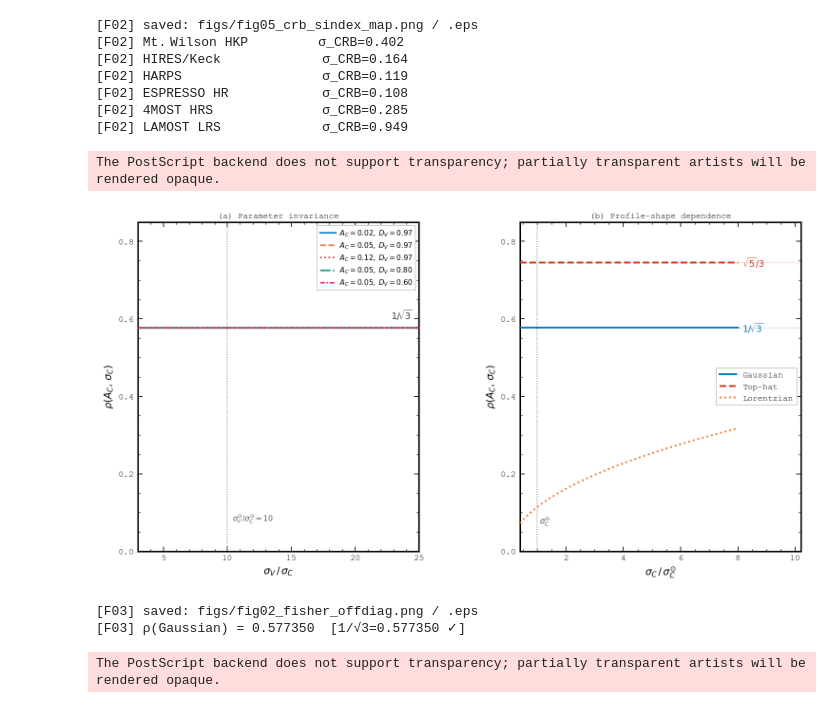
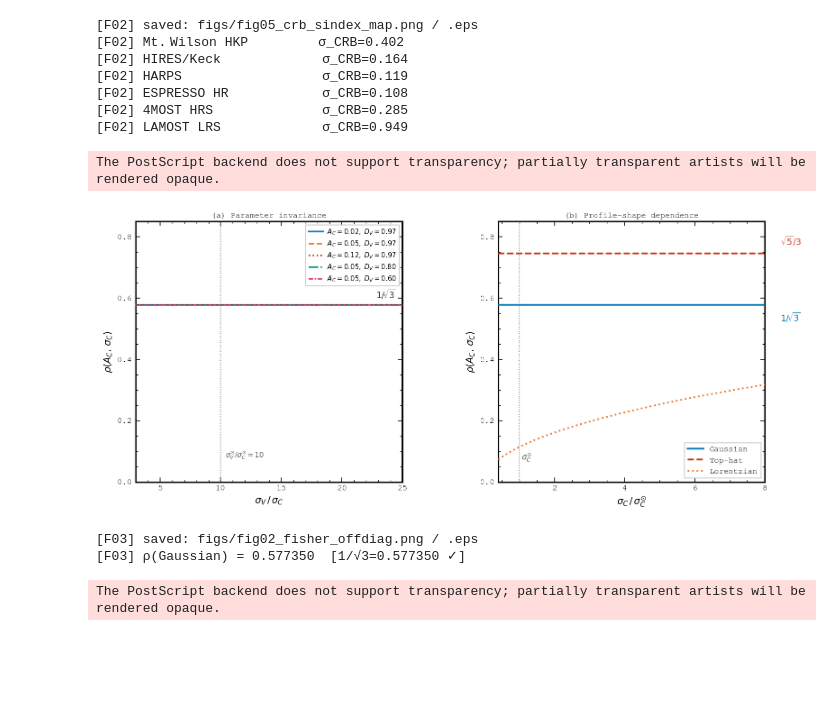
Before and after one commit to rrf-astro/Fisher-approach-to-Ca-II, a Jupyter notebook: fisher_caII_analysis.ipynb, the cells around one changed output. Saved outputs shown, nothing was run; the diff lists cells and outputs as text; code cells hidden in the pictures; blank space fills up the shorter version.

```diff
--- a/fisher_caII_analysis.ipynb
+++ b/fisher_caII_analysis.ipynb
@@ -2188,7 +2188,7 @@ def _F03_ticks(ax, xmaj, xmin, ymaj, ymin):
     ax.tick_params(which='major', direction='in', top=True, right=True, length=5, width=0.8, labelsize=9)
     ax.tick_params(which='minor', direction='in', top=True, right=True, length=2.5, width=0.6)
 
-fig, (ax1, ax2) = plt.subplots(1, 2, figsize=(12, 6.0), facecolor='white',
+fig, (ax1, ax2) = plt.subplots(1, 2, figsize=(12, 5.0), facecolor='white',
                                  gridspec_kw={'wspace': 0.36})
 
 # Panel (a)
@@ -2219,38 +2219,44 @@ ax2.set_facecolor('white')
 _sig_arr = np.linspace(0.4,8.0,70)*_sig_C
 _profiles = [('Gaussian',  lambda s: np.exp(-_lam**2/(2*s**2)),         '#0077BB','-', _rho_exact),
              ('Top-hat',   lambda s: (_np_abs:=np.abs(_lam)<s).astype(float), '#CC3311','--',np.sqrt(5)/3),
              ('Lorentzian',lambda s: 1/(1+(_lam/s)**2),                  '#EE7733',':',None)]
 # simpler lambda for top-hat:
 _profiles = [
     ('Gaussian',   lambda s: np.exp(-_lam**2/(2*s**2)),              '#0077BB','-', _rho_exact),
     ('Top-hat',    lambda s: (np.abs(_lam)<s).astype(float),          '#CC3311','--',np.sqrt(5)/3),
     ('Lorentzian', lambda s: 1/(1+(_lam/s)**2),                       '#EE7733',':',None)]
 for _pn,_phi_fn,_c,_ls,_rref in _profiles:
     ax2.plot(_sig_arr/_sig_C,[_F03_rho_profile(_phi_fn(s)) for s in _sig_arr],
              color=_c,lw=1.8,ls=_ls,label=_pn,zorder=3)
     if _rref: ax2.axhline(_rref,color=_c,lw=0.7,ls=_ls,alpha=0.25,zorder=1)
-ax2.text(8.15,_rho_exact,   r'$1/\!\sqrt{3}$',ha='left',va='center',fontsize=9,color='#0077BB')
-ax2.text(8.15,np.sqrt(5)/3, r'$\sqrt{5}/3$',  ha='left',va='center',fontsize=9,color='#CC3311')
+#ax2.text(8.15,_rho_exact,   r'$1/\!\sqrt{3}$',ha='left',va='center',fontsize=9,color='#0077BB')
+#ax2.text(8.15,np.sqrt(5)/3, r'$\sqrt{5}/3$',  ha='left',va='center',fontsize=9,color='#CC3311')
+
+ax2.annotate(r'$1/\!\sqrt{3}$', xy=(8.2, _rho_exact), xytext=(8.45, _rho_exact-0.04),
+             ha='left', va='center', fontsize=9, color='#0077BB', annotation_clip=False)
+ax2.annotate(r'$\sqrt{5}/3$', xy=(8.2, np.sqrt(5)/3), xytext=(8.45, np.sqrt(5)/3+0.04),
+             ha='left', va='center', fontsize=9, color='#CC3311', annotation_clip=False)
+
 ax2.axvline(1.0,color='#777777',lw=0.9,ls=':',zorder=2)
 ax2.text(1.07,0.06,r'$\sigma_C^{\odot}$',fontsize=8,color='#555555',va='bottom')
 ax2.set_xlabel(r'$\sigma_C\,/\,\sigma_C^{\odot}$',fontsize=10)
 ax2.set_ylabel(r'$\rho(A_C,\,\sigma_C)$',fontsize=10)
-ax2.set_xlim(0.4,10.2); ax2.set_ylim(0.0,0.85)
-ax2.legend(fontsize=8.5,framealpha=0.95,edgecolor='#CCCCCC',fancybox=False,loc='center right')
+ax2.set_xlim(0.4,8.0); ax2.set_ylim(0.0,0.85)
+ax2.legend(fontsize=8.5,framealpha=0.95,edgecolor='#CCCCCC',fancybox=False,loc='lower right')
 ax2.set_title(r'(b) Profile-shape dependence',fontsize=8.5,pad=4)
 _F03_ticks(ax2,2,0.5,0.2,0.05)
 
 plt.tight_layout(pad=0.7)
 _stem = 'figs/fig02_fisher_offdiag'
 os.makedirs(os.path.dirname(_stem), exist_ok=True)
 plt.savefig(_stem+'.png', dpi=300, bbox_inches='tight', facecolor='white')
 plt.savefig(_stem+'.eps', format='eps', bbox_inches='tight', facecolor='white')
 plt.show()
 print(f"[F03] saved: {_stem}.png / .eps")
 print(f"[F03] ρ(Gaussian) = {_F03_rho_params(_sig_V,_sig_C,0.05):.6f}  [1/√3={_rho_exact:.6f} ✓]")
 # %% [output]
 The PostScript backend does not support transparency; partially transparent artists will be rendered opaque.
-[figure, old version]
+[figure, new version]
 [F03] saved: figs/fig02_fisher_offdiag.png / .eps
 [F03] ρ(Gaussian) = 0.577350  [1/√3=0.577350 ✓]
 # %%
```
Also changed, not shown: parts of 2 cells of this notebook, 10 other files.
